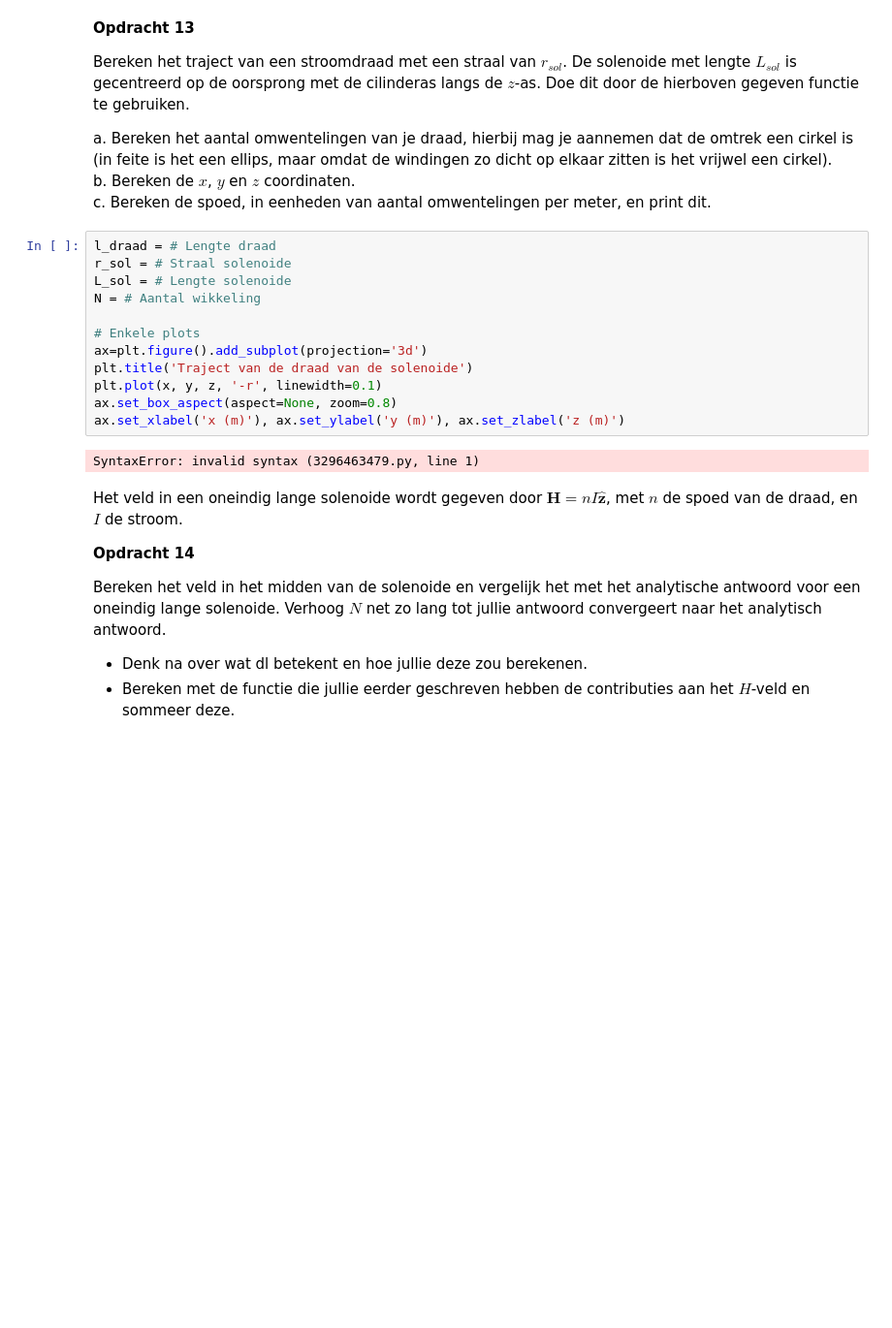
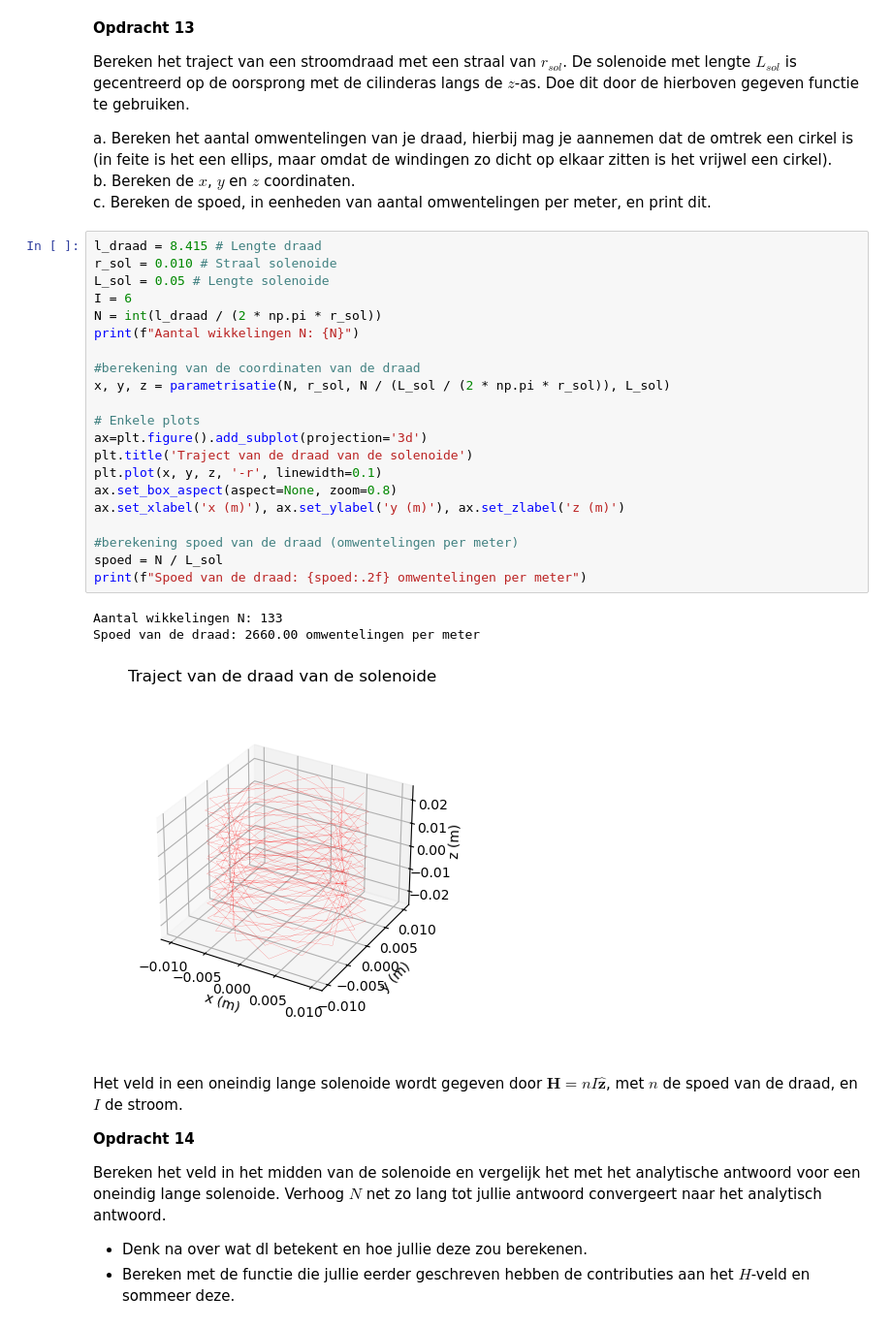
Before and after one commit to wpfPeutz/opdrachten-DEF-D, a Jupyter notebook: DigitaleOntwerpopdrachten/2KrachtactuatorOpdracht/KrachtactuatorOpdracht.ipynb, the cells around one changed output. Shown at 97% size. Drawn from its saved outputs; the diff is of its cells as text; blank space fills up the shorter version.

```diff
--- a/DigitaleOntwerpopdrachten/2KrachtactuatorOpdracht/KrachtactuatorOpdracht.ipynb
+++ b/DigitaleOntwerpopdrachten/2KrachtactuatorOpdracht/KrachtactuatorOpdracht.ipynb
@@ -521,19 +555,30 @@ a. Bereken het aantal omwentelingen van je draad, hierbij mag je aannemen dat de
 b. Bereken de $x$, $y$ en $z$ coordinaten.\
 c. Bereken de spoed, in eenheden van aantal omwentelingen per meter, en print dit.
 # %%
-l_draad = # Lengte draad
-r_sol = # Straal solenoide
-L_sol = # Lengte solenoide
-N = # Aantal wikkeling
+l_draad = 8.415 # Lengte draad
+r_sol = 0.010 # Straal solenoide
+L_sol = 0.05 # Lengte solenoide
+I = 6
+N = int(l_draad / (2 * np.pi * r_sol))
+print(f"Aantal wikkelingen N: {N}")
+
+#berekening van de coordinaten van de draad
+x, y, z = parametrisatie(N, r_sol, N / (L_sol / (2 * np.pi * r_sol)), L_sol)
 
 # Enkele plots
 ax=plt.figure().add_subplot(projection='3d')
 plt.title('Traject van de draad van de solenoide')
 plt.plot(x, y, z, '-r', linewidth=0.1)
 ax.set_box_aspect(aspect=None, zoom=0.8)
 ax.set_xlabel('x (m)'), ax.set_ylabel('y (m)'), ax.set_zlabel('z (m)')
+
+#berekening spoed van de draad (omwentelingen per meter)
+spoed = N / L_sol
+print(f"Spoed van de draad: {spoed:.2f} omwentelingen per meter")
 # %% [output]
-SyntaxError: invalid syntax (3296463479.py, line 1)
+Aantal wikkelingen N: 133
+Spoed van de draad: 2660.00 omwentelingen per meter
+[figure, added]
 # %% [markdown]
 Het veld in een oneindig lange solenoide wordt gegeven door $\mathbf{H} = n I \hat{\mathbf{z}}$, met $n$ de spoed van de draad, en $I$ de stroom.
 
```
Also changed, not shown: parts of 11 cells of this notebook, 1 other file.
